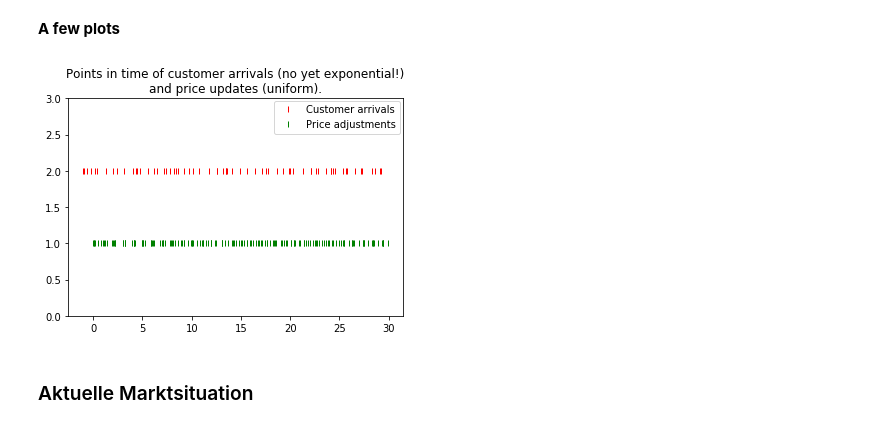
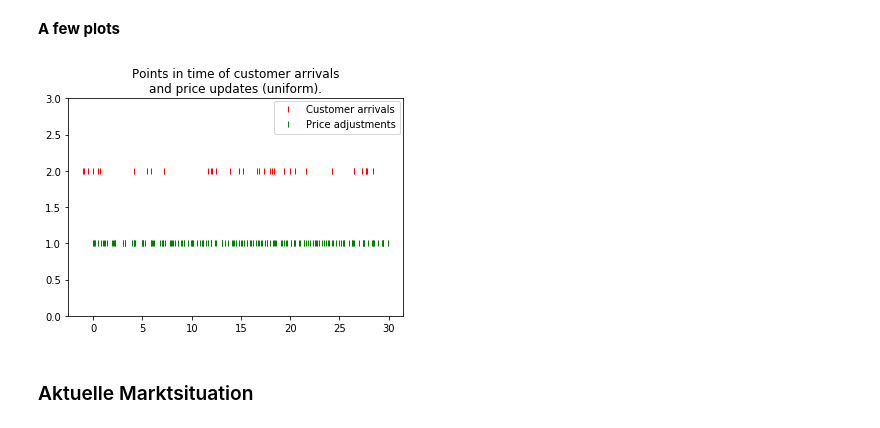
Before and after one commit to cmfcmf/dynamic_pricing__ss2018, a Jupyter notebook: exercise_1/exercise_1_stud.ipynb, the cells around one changed output. Cells and saved outputs as stored; diff of their text form; code cells hidden in the pictures.

```diff
--- a/exercise_1/exercise_1_stud.ipynb
+++ b/exercise_1/exercise_1_stud.ipynb
@@ -59,7 +59,7 @@ DM = [0] * NAT                                 # time between adjustment events
 for i in range(NAT):
     DM[i] = tm[i+1] - tm[i]
 
-DC = np.random.uniform(size=C) * cc             # waitung time between customer arrivals
+DC = np.random.exponential(size=C) * cc         # waitung time between customer arrivals
 tc =[-1] * C                                    # Zeitpunkt des Ankommens des c-ten Kundens
 for i in range(1, C):
     tc[i] = tc[i - 1] + DC[i]
@@ -82,16 +82,16 @@ ZC = np.full(C, -1, dtype=int)                      # for decision of customer c
 # %%
 tc_plot = np.array(tc)
 tm_plot = np.array(tm)
 plot_limit = 30
 plt.plot(tc_plot[tc_plot<plot_limit],[2 for _ in tc_plot[tc_plot<plot_limit]],'r|', label='Customer arrivals')
 plt.plot(tm_plot[tm_plot<plot_limit],[1 for _ in tm_plot[tm_plot<plot_limit]],'g|', label='Price adjustments')
 plt.legend(bbox_to_anchor=(0.99, 0.99), loc=1, borderaxespad=0.)
 axes = plt.gca()
-plt.title('Points in time of customer arrivals (no yet exponential!)\nand price updates (uniform).')
+plt.title('Points in time of customer arrivals\nand price updates (uniform).')
 axes.set_ylim([0.0, 3.0])
 plt.show()
 # %% [output]
-[figure, old version]
+[figure, new version]
 # %% [markdown]
 ### Aktuelle Marktsituation
 # %%
```
Also changed, not shown: parts of 5 cells of this notebook.
